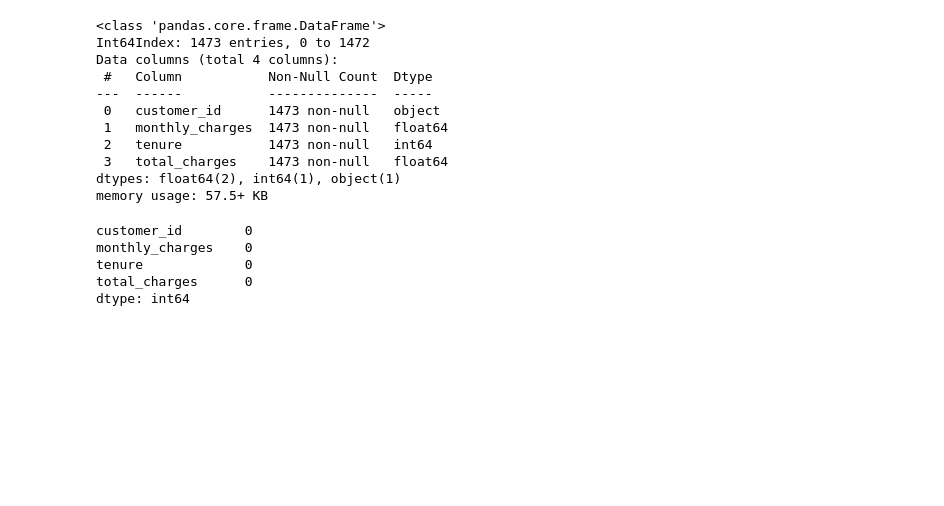
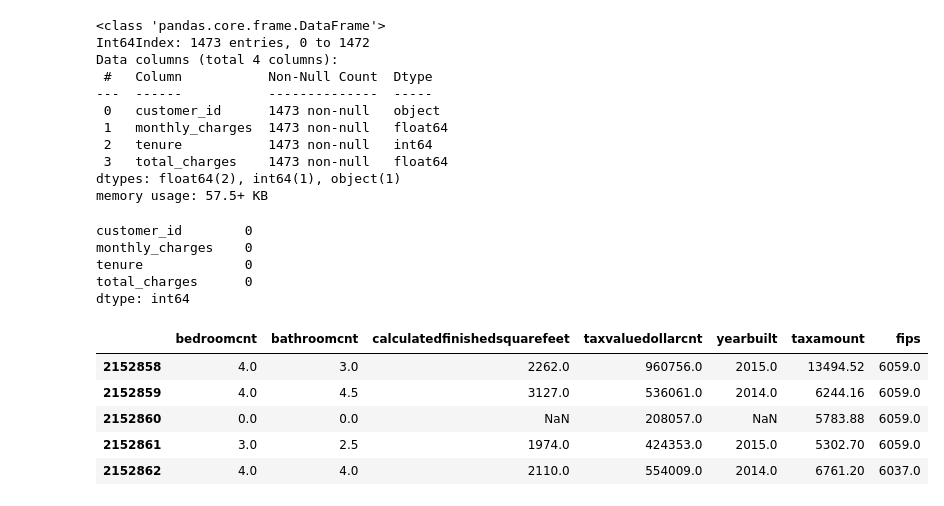
Before and after one commit to annah-vu/regression-exercises, a Jupyter notebook: wrangle.ipynb, the cells around one changed output. Cells and saved outputs as stored; diff of their text form; code cells hidden in the pictures; blank space fills up the shorter version.

```diff
--- a/wrangle.ipynb
+++ b/wrangle.ipynb
@@ -112,0 +116,12 @@ dtype: int64
+# %%
+df = get_zillow_data()
+# %%
+#let's see how it looks
+df.tail()
+# %% [output]
+|  | bedroomcnt | bathroomcnt | calculatedfinishedsquarefeet | taxvaluedollarcnt | yearbuilt | taxamount | fips |
+| 2152858 | 4.0 | 3.0 | 2262.0 | 960756.0 | 2015.0 | 13494.52 | 6059.0 |
+| 2152859 | 4.0 | 4.5 | 3127.0 | 536061.0 | 2014.0 | 6244.16 | 6059.0 |
+| 2152860 | 0.0 | 0.0 | NaN | 208057.0 | NaN | 5783.88 | 6059.0 |
+| 2152861 | 3.0 | 2.5 | 1974.0 | 424353.0 | 2015.0 | 5302.70 | 6059.0 |
+| 2152862 | 4.0 | 4.0 | 2110.0 | 554009.0 | 2014.0 | 6761.20 | 6037.0 |
```
Also changed, not shown: parts of 12 cells of this notebook, 1 other file.
